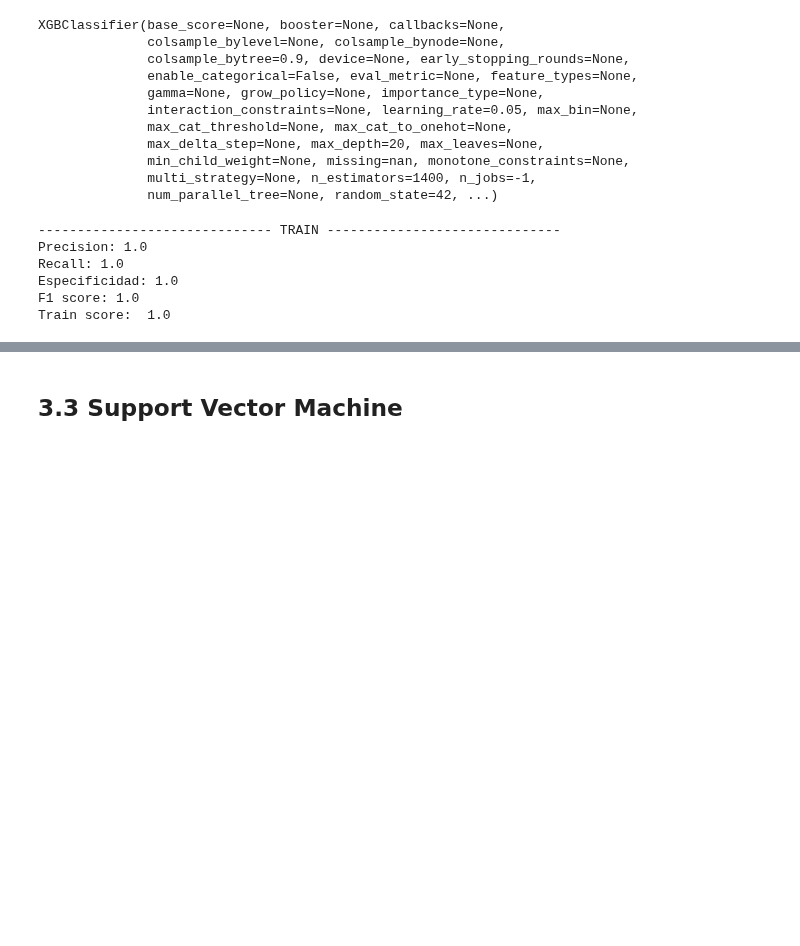
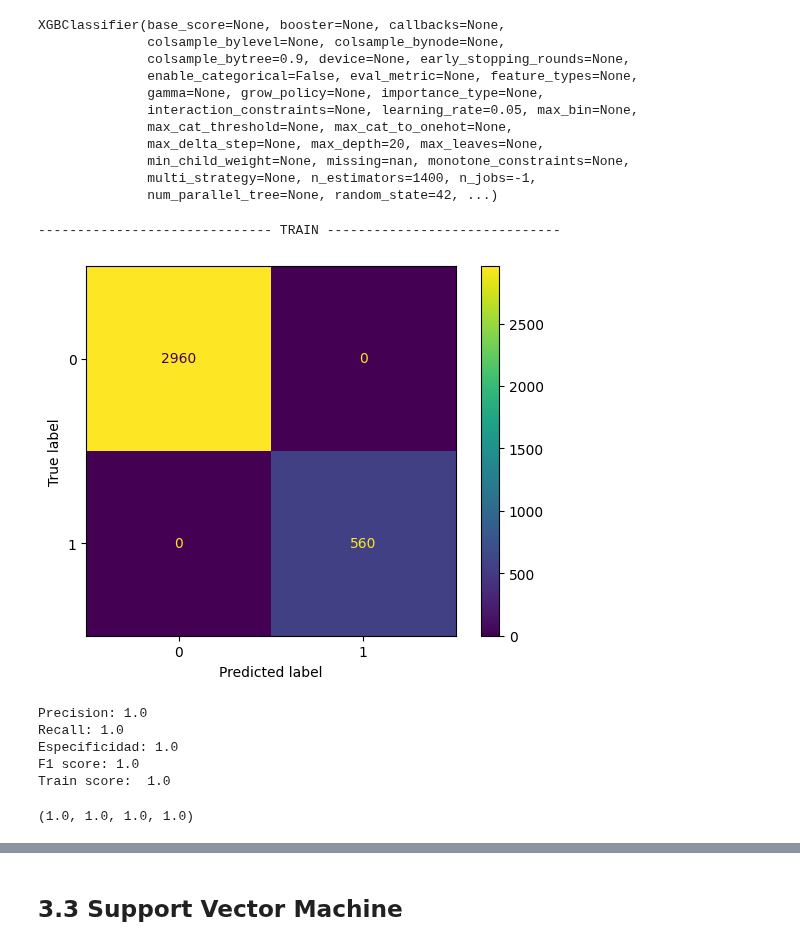
Before and after one commit to AlexanderBedoyaC/pediccion_abandono_empleo, a Jupyter notebook: 9. Modelos - Manual.ipynb, the cells around one changed output, grey strips where cells are left out. Saved outputs shown, nothing was run; the diff lists cells and outputs as text; code cells hidden in the pictures; blank space fills up the shorter version.

```diff
--- a/9. Modelos - Manual.ipynb
+++ b/9. Modelos - Manual.ipynb
@@ -154,12 +164,14 @@ XGBClassifier(base_score=None, booster=None, callbacks=None,
               multi_strategy=None, n_estimators=1400, n_jobs=-1,
               num_parallel_tree=None, random_state=42, ...)
 # %%
-utils.metricas(X_train,y_train,xgb)
+utils.metricas(xgb,X_train,y_train,"TRAIN")
 # %% [output]
 ------------------------------ TRAIN ------------------------------
-Precision: 1.0
-Recall: 1.0
-Especificidad: 1.0
-F1 score: 1.0
-Train score:  1.0
+[figure, added]
+Precision: 1.0
+Recall: 1.0
+Especificidad: 1.0
+F1 score: 1.0
+Train score:  1.0
+(1.0, 1.0, 1.0, 1.0)
 # %%
```
Also changed, not shown: parts of 5 cells of this notebook.
